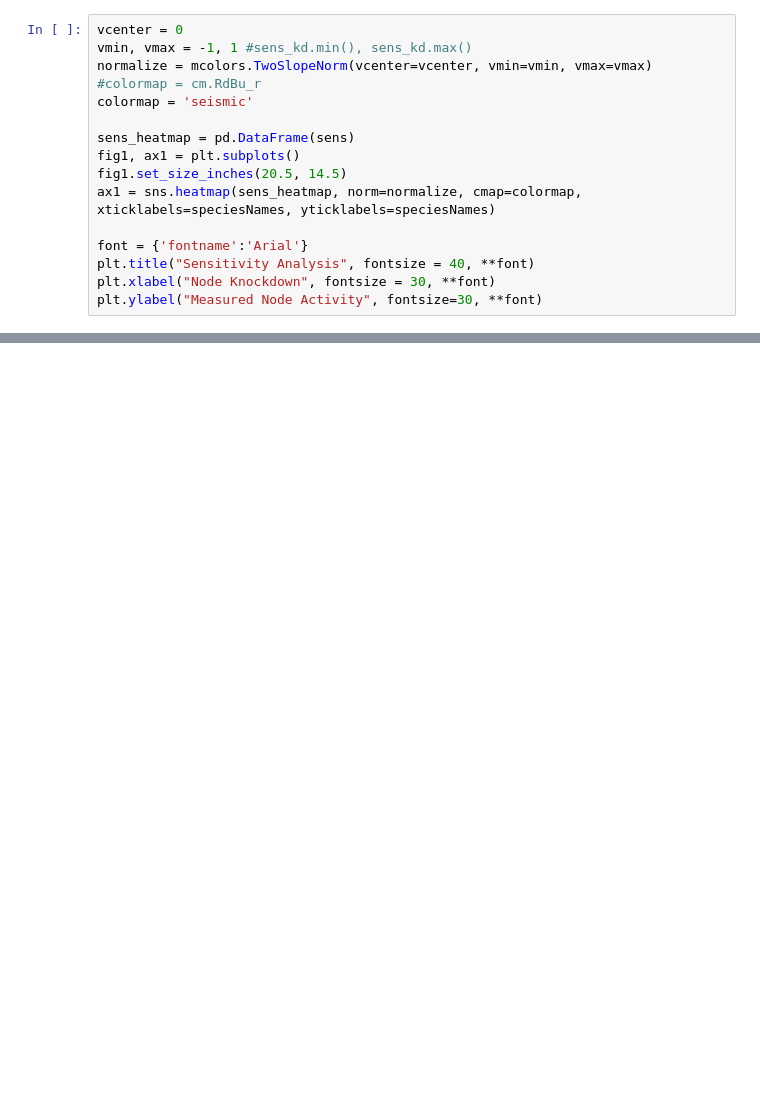
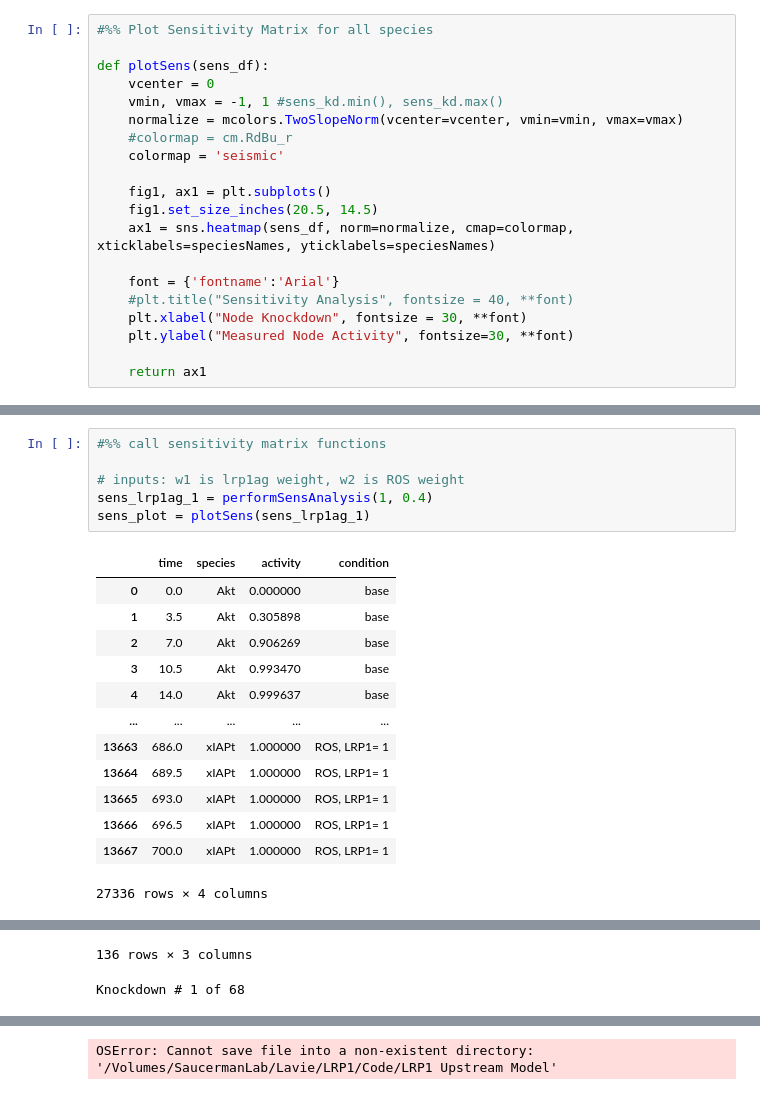
Before and after one commit to notlav/LRP1-Project, a Jupyter notebook: LRP1 Upstream Model/LRP1 Model Sensitivity Analysis/LRP1_upstream_sens.ipynb, the cells around one changed output, grey strips where cells are left out. Drawn from its saved outputs; the diff is of its cells as text; blank space fills up the shorter version.

```diff
--- a/LRP1 Upstream Model/LRP1 Model Sensitivity Analysis/LRP1_upstream_sens.ipynb
+++ b/LRP1 Upstream Model/LRP1 Model Sensitivity Analysis/LRP1_upstream_sens.ipynb
@@ -136,16 +103,20 @@ Knockdown # 68 of 68
 # %%
-vcenter = 0
-vmin, vmax = -1, 1 #sens_kd.min(), sens_kd.max()
-normalize = mcolors.TwoSlopeNorm(vcenter=vcenter, vmin=vmin, vmax=vmax)
-#colormap = cm.RdBu_r
-colormap = 'seismic'
+#%% Plot Sensitivity Matrix for all species
 
-sens_heatmap = pd.DataFrame(sens)
-fig1, ax1 = plt.subplots()
-fig1.set_size_inches(20.5, 14.5)
-ax1 = sns.heatmap(sens_heatmap, norm=normalize, cmap=colormap, xticklabels=speciesNames, yticklabels=speciesNames)
+def plotSens(sens_df):
+    vcenter = 0
+    vmin, vmax = -1, 1 #sens_kd.min(), sens_kd.max()
+    normalize = mcolors.TwoSlopeNorm(vcenter=vcenter, vmin=vmin, vmax=vmax)
+    #colormap = cm.RdBu_r
+    colormap = 'seismic'
 
-font = {'fontname':'Arial'}
-plt.title("Sensitivity Analysis", fontsize = 40, **font)
-plt.xlabel("Node Knockdown", fontsize = 30, **font)
-plt.ylabel("Measured Node Activity", fontsize=30, **font)
+    fig1, ax1 = plt.subplots()
+    fig1.set_size_inches(20.5, 14.5)
+    ax1 = sns.heatmap(sens_df, norm=normalize, cmap=colormap, xticklabels=speciesNames, yticklabels=speciesNames)
+
+    font = {'fontname':'Arial'}
+    #plt.title("Sensitivity Analysis", fontsize = 40, **font)
+    plt.xlabel("Node Knockdown", fontsize = 30, **font)
+    plt.ylabel("Measured Node Activity", fontsize=30, **font)
+
+    return ax1
@@ -172,0 +194,20 @@ Text(45.722222222222214, 0.5, 'Measured Node Activity')
+# %%
+#%% call sensitivity matrix functions
+
+# inputs: w1 is lrp1ag weight, w2 is ROS weight
+sens_lrp1ag_1 = performSensAnalysis(1, 0.4)
+sens_plot = plotSens(sens_lrp1ag_1)
+# %% [output]
+|  | time | species | activity | condition |
+| 0 | 0.0 | Akt | 0.000000 | base |
+| 1 | 3.5 | Akt | 0.305898 | base |
+| 2 | 7.0 | Akt | 0.906269 | base |
+| 3 | 10.5 | Akt | 0.993470 | base |
+| 4 | 14.0 | Akt | 0.999637 | base |
+| ... | ... | ... | ... | ... |
+| 13663 | 686.0 | xIAPt | 1.000000 | ROS, LRP1= 1 |
+| 13664 | 689.5 | xIAPt | 1.000000 | ROS, LRP1= 1 |
+| 13665 | 693.0 | xIAPt | 1.000000 | ROS, LRP1= 1 |
+| 13666 | 696.5 | xIAPt | 1.000000 | ROS, LRP1= 1 |
+| 13667 | 700.0 | xIAPt | 1.000000 | ROS, LRP1= 1 |
+27336 rows × 4 columns
@@ -172,0 +226,2 @@ Text(45.722222222222214, 0.5, 'Measured Node Activity')
+136 rows × 3 columns
+Knockdown # 1 of 68
@@ -172,0 +245 @@ Text(45.722222222222214, 0.5, 'Measured Node Activity')
+OSError: Cannot save file into a non-existent directory: '/Volumes/SaucermanLab/Lavie/LRP1/Code/LRP1 Upstream Model'
```
Also changed, not shown: parts of 13 cells of this notebook, 12 other files.
